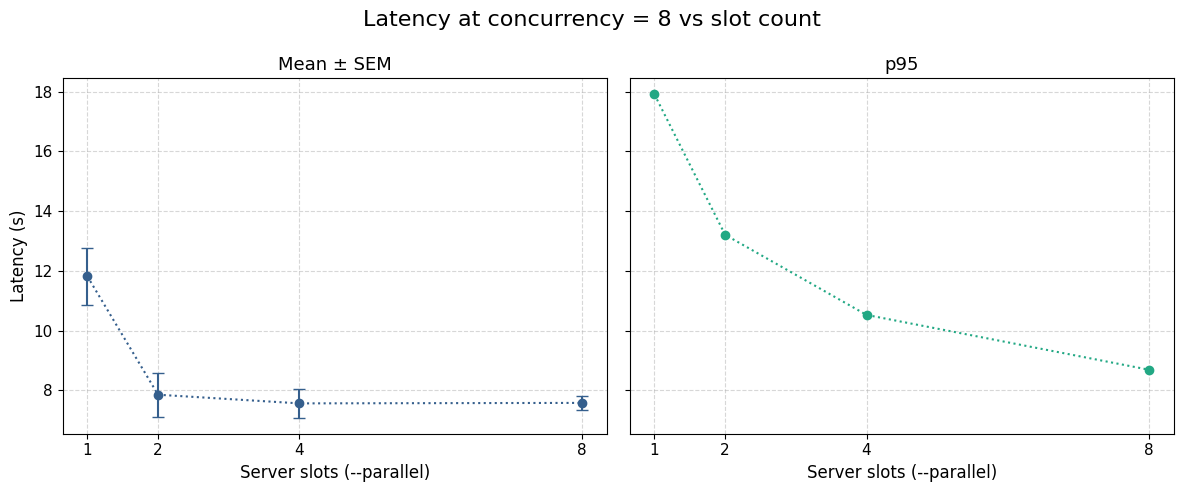
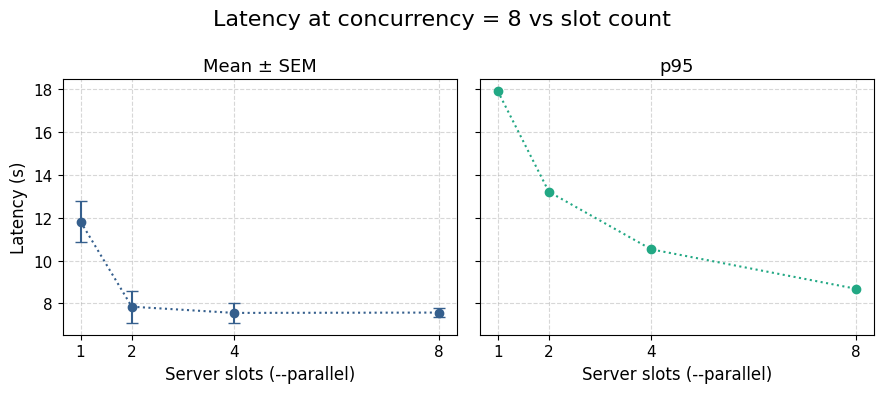
The change to this notebook cell's code, shown as a diff; its figure went from the first image to the second:
--- before
+++ after
@@ -8,7 +8,5 @@
     stats_c8 = summarize(data_c8, ['slots'])
 
-    cmap2 = plt.get_cmap('viridis')
-    n2 = len(stats_c8)
-    slot_colors = [cmap2(i / max(n2 - 1, 1)) for i in range(n2)]
+    tab10 = plt.get_cmap('tab10')
 
     fig2, (ax_mean, ax_p95) = plt.subplots(1, 2, figsize=(9, 4), sharey=True)
@@ -19,5 +17,5 @@
         yerr=stats_c8['sem'],
         marker='o', markersize=6, linewidth=1.5, linestyle=':',
-        capsize=4, color=cmap2(0.3),
+        capsize=4, color=tab10(0),
     )
     ax_mean.set_title('Mean ± SEM')
@@ -27,5 +25,5 @@
         stats_c8['slots'], stats_c8['p95'],
         marker='o', markersize=6, linewidth=1.5, linestyle=':',
-        color=cmap2(0.6),
+        color=tab10(1),
     )
     ax_p95.set_title('p95')

Commit: Updated colorcycle